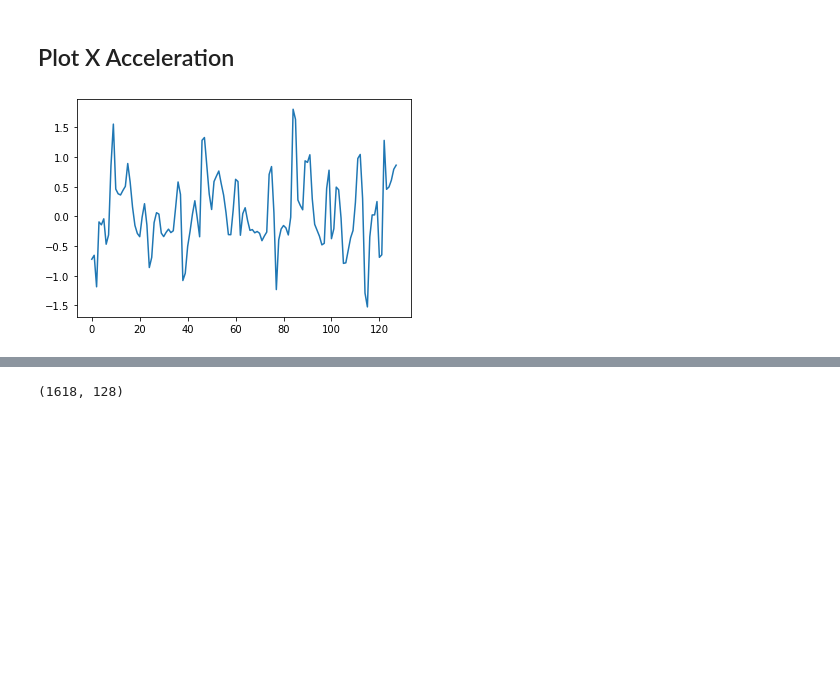
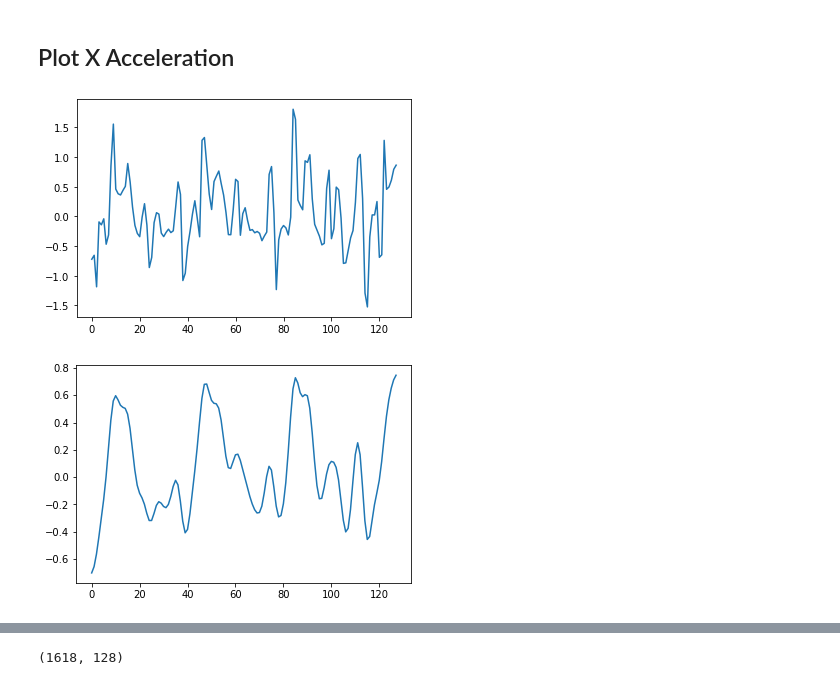
Before and after one commit to eliweissler/Colin_Eli_Kai_Math178_Final, a Jupyter notebook: visualizing_data/Untitled.ipynb, the cells around one changed output, grey strips where cells are left out. Saved outputs shown, nothing was run; the diff lists cells and outputs as text; code cells hidden in the pictures; blank space fills up the shorter version.

```diff
--- a/visualizing_data/Untitled.ipynb
+++ b/visualizing_data/Untitled.ipynb
@@ -36,9 +37,12 @@ sitting = trainMat_[trainMat_.label == 'sit'][acc_feats].to_numpy()
 # %%
 plt.figure()
 plt.plot(jogging[1,:])
+plt.figure()
+plt.plot(gaussian_filter(jogging[1,:],2))
 plt.show()
 # %% [output]
 [figure]
+[figure, added]
 # %%
 plt.figure()
 plt.plot(sitting[1,:])
```
Also changed, not shown: parts of 2 cells of this notebook.
